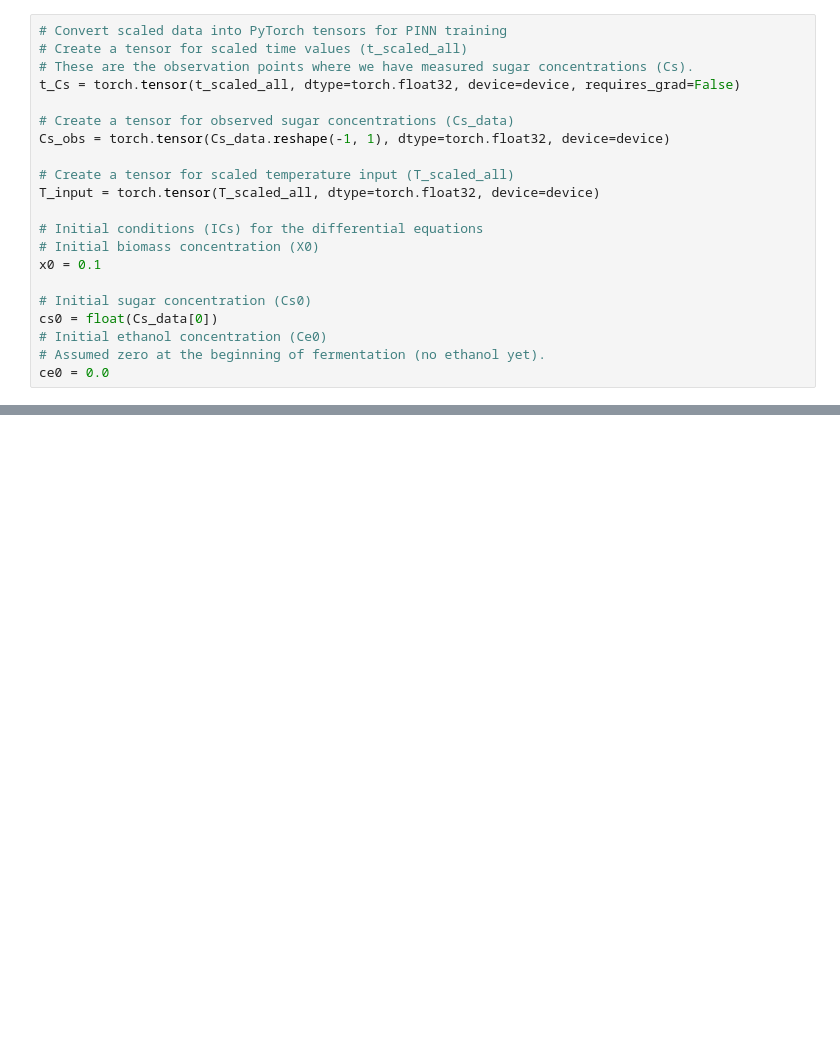
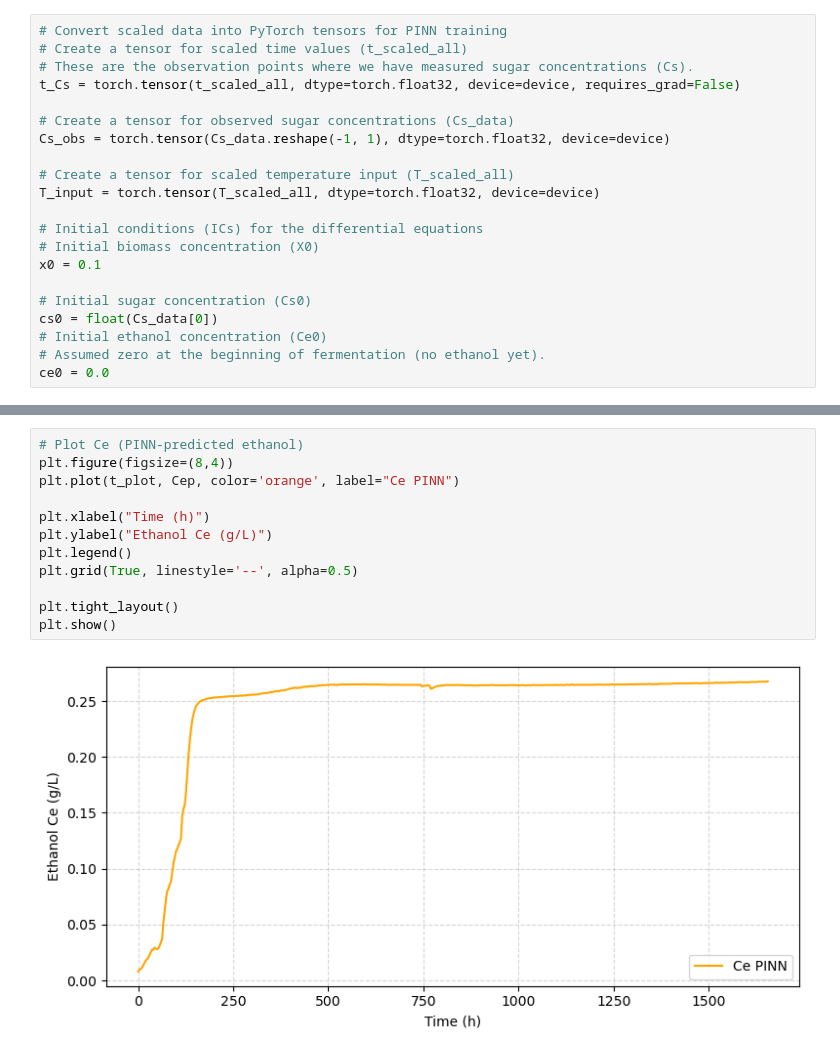
Before and after one commit to EmmanuelLwele/Physics-Informed-Beer-Fermentation-Modelling, a Jupyter notebook: Physics_Informed_Beer_Fermentation_Modelling.ipynb, the cells around one changed output, grey strips where cells are left out. Cells and saved outputs as stored; diff of their text form; blank space fills up the shorter version.

```diff
--- a/Physics_Informed_Beer_Fermentation_Modelling.ipynb
+++ b/Physics_Informed_Beer_Fermentation_Modelling.ipynb
@@ -239,0 +630,14 @@ ce0 = 0.0
+# %%
+# Plot Ce (PINN-predicted ethanol)
+plt.figure(figsize=(8,4))
+plt.plot(t_plot, Cep, color='orange', label="Ce PINN")
+
+plt.xlabel("Time (h)")
+plt.ylabel("Ethanol Ce (g/L)")
+plt.legend()
+plt.grid(True, linestyle='--', alpha=0.5)
+
+plt.tight_layout()
+plt.show()
+# %% [output]
+[figure, added]
```
Also changed, not shown: parts of 12 cells of this notebook.
